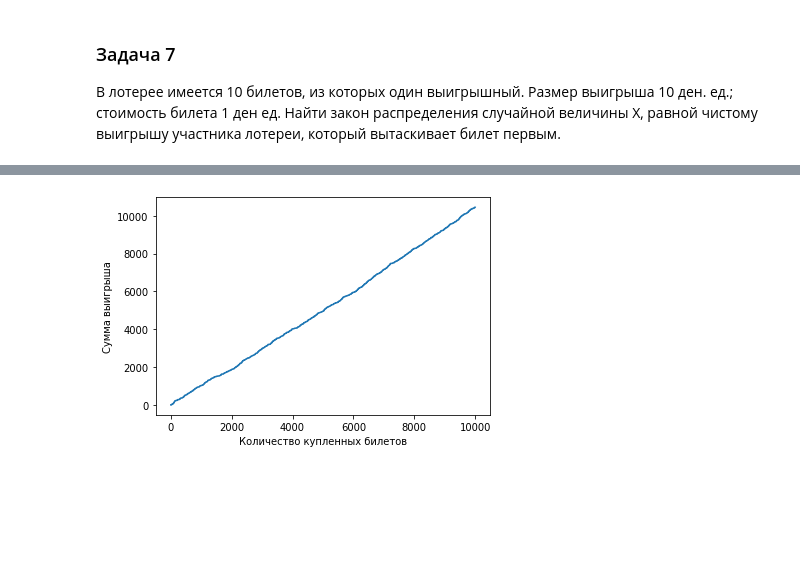
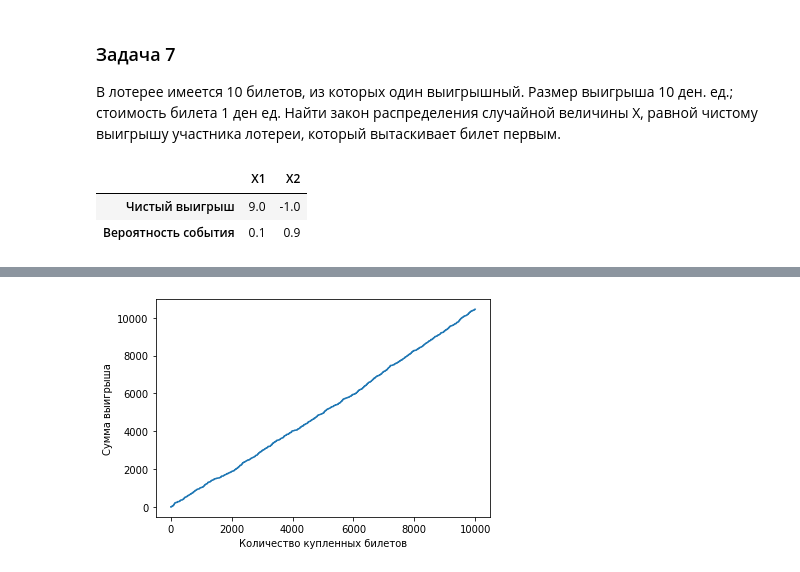
Before and after one commit to buxkirill/reboot_DA, a Jupyter notebook: math_stat/homeworks/Практика_к_занятию_11_empty.ipynb, the cells around one changed output, grey strips where cells are left out. Drawn from its saved outputs; the diff is of its cells as text; code cells hidden in the pictures; blank space fills up the shorter version.

```diff
--- a/math_stat/homeworks/Практика_к_занятию_11_empty.ipynb
+++ b/math_stat/homeworks/Практика_к_занятию_11_empty.ipynb
@@ -218,3 +219,9 @@ D: 0.9898
 # %% [markdown]
 ### Задача 7
 В лотерее имеется 10 билетов, из которых один выигрышный. Размер выигрыша 10 ден. ед.; стоимость билета 1 ден ед. Найти закон распределения случайной величины X, равной чистому выигрышу участника лотереи, который вытаскивает билет первым.
+# %%
+pd.DataFrame({'X1': [9, 0.1], 'X2': [-1, 0.9]}, index=['Чистый выигрыш', 'Вероятность события'])
+# %% [output]
+|  | X1 | X2 |
+| Чистый выигрыш | 9.0 | -1.0 |
+| Вероятность события | 0.1 | 0.9 |
```
Also changed, not shown: parts of 3 cells of this notebook.
